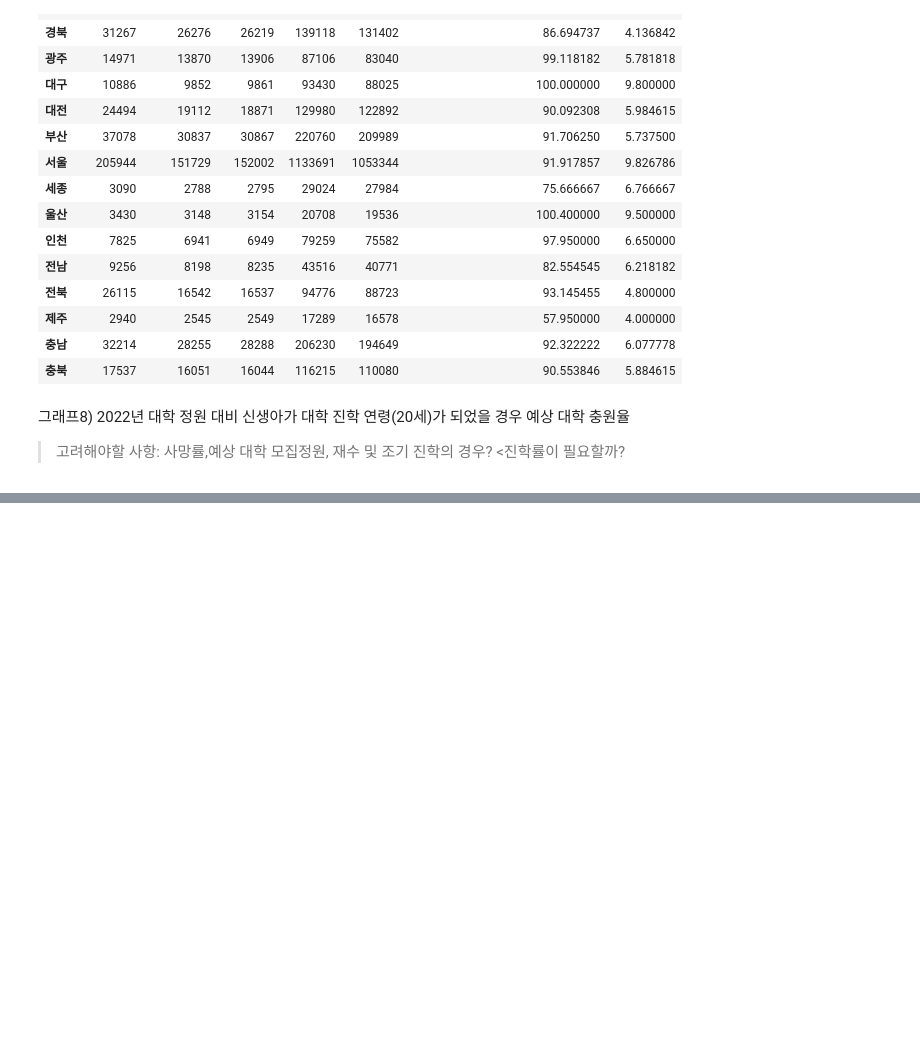
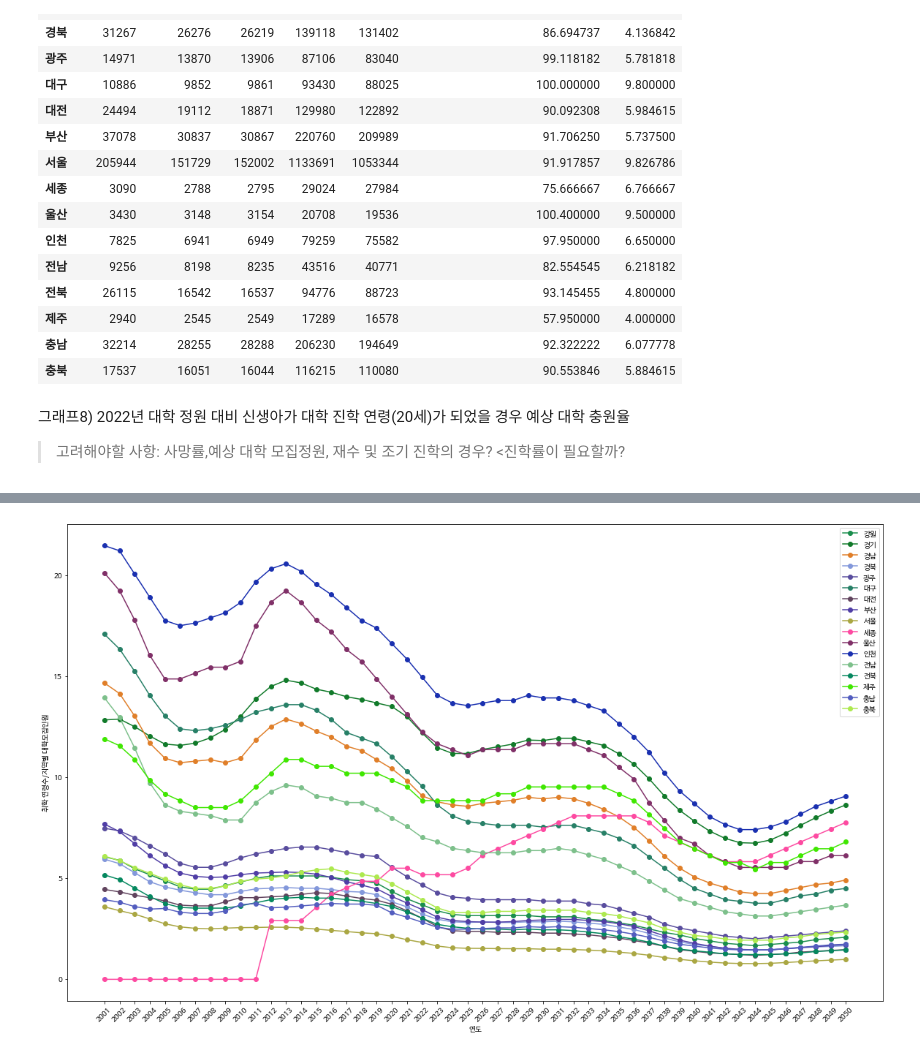
Before and after one commit to seyeon-shijuan/birth-rate-to-universities-visualization, a Jupyter notebook: notebook/individual_notebooks/SeYoung_univ_pernum_rate.ipynb, the cells around one changed output, grey strips where cells are left out. Saved outputs shown, nothing was run; the diff lists cells and outputs as text; code cells hidden in the pictures; blank space fills up the shorter version.

```diff
--- a/notebook/individual_notebooks/SeYoung_univ_pernum_rate.ipynb
+++ b/notebook/individual_notebooks/SeYoung_univ_pernum_rate.ipynb
@@ -106,0 +334,10 @@ dfcom
+# %%
+#글자 색 코드 랜덤 추출
+import random
+colran=range(0,256**3)
+cols=random.sample(colran,k=len(dfmcs.columns))
+for i in range(len(cols)):
+  t=format(cols[i],"06x")
+  f='#'+t
+  cols[i]=f
+print(cols)
@@ -106,0 +346,3 @@ dfcom
+# %%
+dfc=dfmcs.index
+dfc
@@ -106,0 +353,7 @@ dfcom
+# %%
+dfmcsc=dfmcs.columns
+dfmcsc=dfmcsc.str.split("\\s").str[0]
+# %%
+
+dfmcdf=pd.DataFrame(dfmcsc)
+dfmcdf.transpose().squeeze()
@@ -106,0 +398,15 @@ dfcom
+# %%
+fig = plt.figure(figsize=(20,12))
+ax1=fig.add_subplot(111)
+i= 0
+for char in dfc:
+    ax1.plot(dfmcdf.transpose().squeeze(),dfmcs[dfmcs.index==char].squeeze(),label=char,marker='o',color=cols[i])
+    i=i+1
+plt.legend()
+ax1.set_xlabel("연도")
+ax1.set_ylabel("취학 연령수/지역별 대학모집인원")
+plt.xticks(rotation=45)
+
+plt.show()
+# %% [output]
+[figure, added]
```
Also changed, not shown: parts of 23 cells of this notebook.
